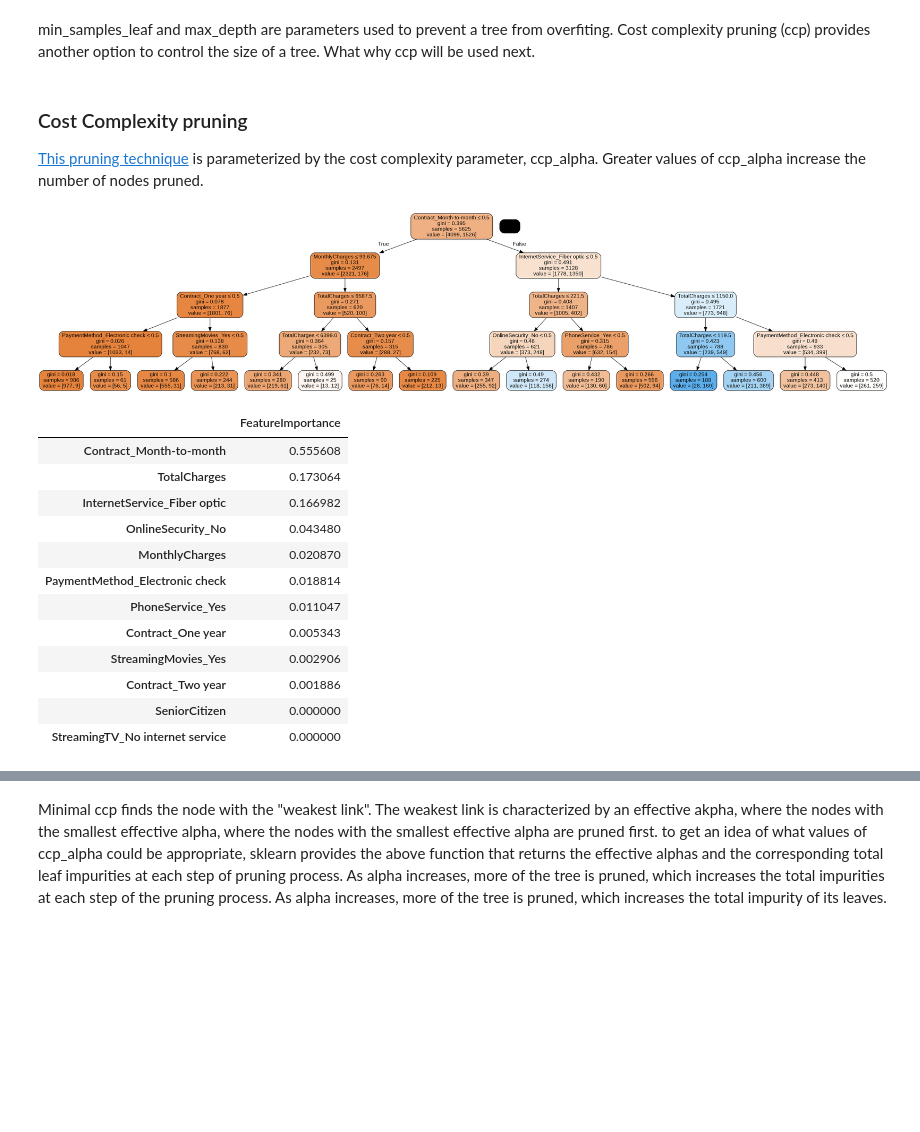
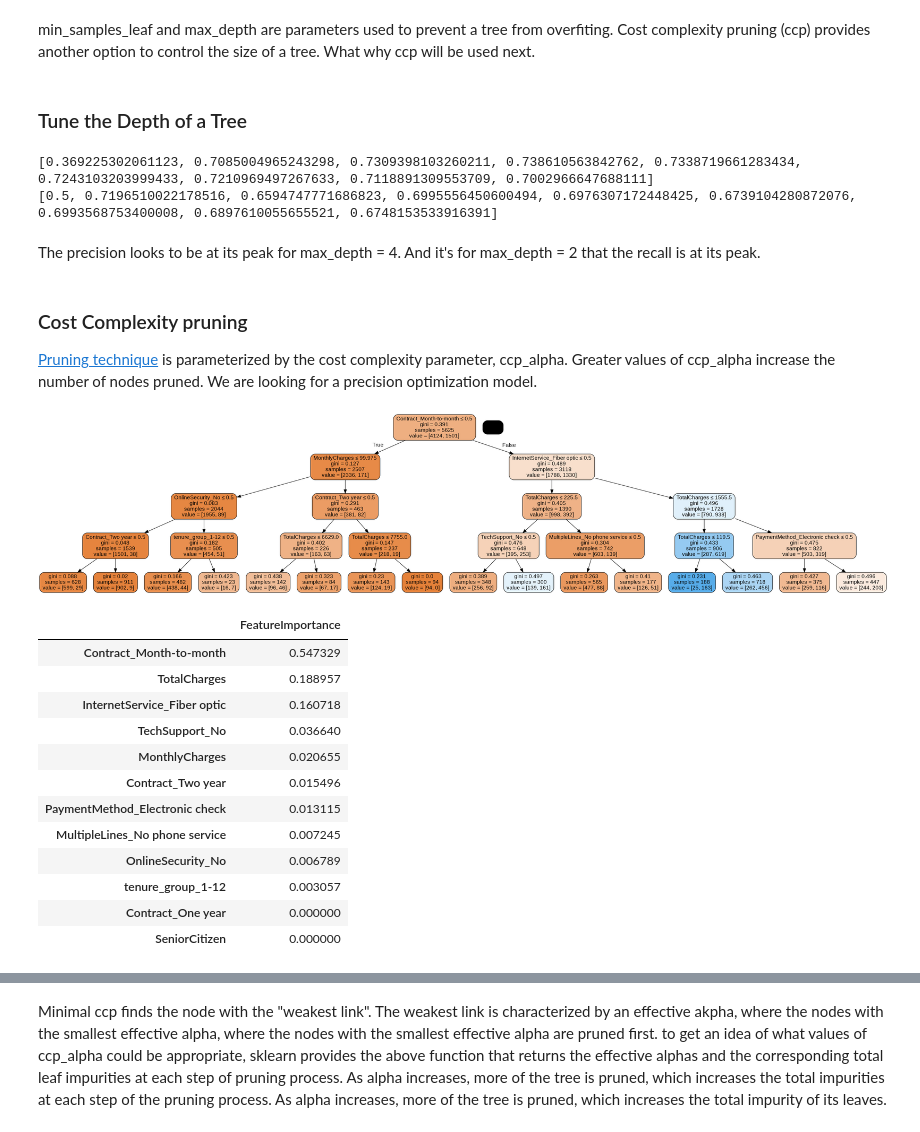
Before and after one commit to pierre-dumontel/Churn-prediction_telecom, a Jupyter notebook: Notebooks/Churn_prediction.ipynb, the cells around one changed output, grey strips where cells are left out. Saved outputs shown, nothing was run; the diff lists cells and outputs as text; code cells hidden in the pictures; blank space fills up the shorter version.

```diff
--- a/Notebooks/Churn_prediction.ipynb
+++ b/Notebooks/Churn_prediction.ipynb
@@ -40,5 +81,5 @@ x_train, x_test, y_train, y_test = train_test_split(x,y,test_size=0.2)
 # %%
-model_dt = DecisionTreeClassifier(criterion = 'gini', random_state= 100, max_depth=6, min_samples_leaf=8)
+model_dt = DecisionTreeClassifier(criterion = 'gini', random_state= 100, max_depth=3, min_samples_leaf=8)
 # %%
 model_dt.fit(x_train, y_train)
 # %% [output]
@@ -77,0 +156,7 @@ weighted avg       0.81      0.81      0.81      1407
+# %%
+y_pred = model_dt.predict(x_test)
+report = metrics.classification_report(y_test, y_pred, output_dict=True)
+precision = report['macro avg']['precision']
+recall = report['macro avg']['recall']
+print('precision : {}'.format(precision))
+print('recall : {}'.format(recall))
@@ -78,23 +171,46 @@ weighted avg       0.81      0.81      0.81      1407
 # %% [markdown]
 min_samples_leaf and max_depth are parameters used to prevent a tree from overfiting. Cost complexity pruning (ccp) provides another option to control the size of a tree. What why ccp will be used next.
+# %% [markdown]
+### Tune the Depth of a Tree
+# %%
+max_depth_range = list(range(1,10))
+precisions = []
+recalls = []
+for depth in max_depth_range:
+  clf = DecisionTreeClassifier(max_depth=depth, random_state=100)
+  clf.fit(x_train, y_train)
+  y_pred = clf.predict(x_test)
+  report = metrics.classification_report(y_test, y_pred, output_dict=True)
+  precision = report['macro avg']['precision']
+  recall = report['macro avg']['recall']
+  precisions.append(precision)
+  recalls.append(recall)
+print(precisions)
+print(recalls)
+# %% [output]
+[0.369225302061123, 0.7085004965243298, 0.7309398103260211, 0.738610563842762, 0.7338719661283434, 0.7243103203999433, 0.7210969497267633, 0.7118891309553709, 0.7002966647688111]
+[0.5, 0.7196510022178516, 0.6594747771686823, 0.6995556450600494, 0.6976307172448425, 0.6739104280872076, 0.6993568753400008, 0.6897610055655521, 0.6748153533916391]
+# %% [markdown]
+The precision looks to be at its peak for max_depth = 4. And it's for max_depth = 2 that the recall is at its peak.
 # %% [markdown]
 ### Cost Complexity pruning
-[This pruning technique](https://scikit-learn.org/stable/auto_examples/tree/plot_cost_complexity_pruning.html#sphx-glr-auto-examples-tree-plot-cost-complexity-pruning-py) is parameterized by the cost complexity parameter, ccp_alpha. Greater values of ccp_alpha increase the number of nodes pruned.
+[Pruning technique](https://scikit-learn.org/stable/auto_examples/tree/plot_cost_complexity_pruning.html#sphx-glr-auto-examples-tree-plot-cost-complexity-pruning-py) is parameterized by the cost complexity parameter, ccp_alpha. Greater values of ccp_alpha increase the number of nodes pruned.
+We are looking for a precision optimization model.
 # %%
 from six import StringIO
 from IPython.display import Image
-model_prune = DecisionTreeClassifier(criterion = 'gini', random_state= 100, max_depth = 4, min_samples_leaf=8)
+model_prune = DecisionTreeClassifier(criterion = 'gini', random_state= 100,max_depth =4)
 model_prune.fit(x_train, y_train)
 feature_cols = x.columns
 dot_data = StringIO()
 export_graphviz(model_prune, out_file = dot_data,
                 filled=True,rounded=True,
                 special_characters=True, feature_names=feature_cols)
 from pydot import graph_from_dot_data
 (graph, ) = graph_from_dot_data(dot_data.getvalue())
 Image(graph.create_png())
 # %% [output]
-[figure, old version]
+[figure, new version]
 # %%
 feat_importance = model_prune.tree_.compute_feature_importances(normalize=False)
 feat_imp_dict = dict(zip(feature_cols, model_prune.feature_importances_))
@@ -103,18 +219,18 @@ feat_imp.rename(columns={0:'FeatureImportance'},inplace=True)
 feat_imp.sort_values(by=['FeatureImportance'],ascending=False).head(12)
 # %% [output]
 |  | FeatureImportance |
-| Contract_Month-to-month | 0.555608 |
-| TotalCharges | 0.173064 |
-| InternetService_Fiber optic | 0.166982 |
-| OnlineSecurity_No | 0.043480 |
-| MonthlyCharges | 0.020870 |
-| PaymentMethod_Electronic check | 0.018814 |
-| PhoneService_Yes | 0.011047 |
-| Contract_One year | 0.005343 |
-| StreamingMovies_Yes | 0.002906 |
-| Contract_Two year | 0.001886 |
+| Contract_Month-to-month | 0.547329 |
+| TotalCharges | 0.188957 |
+| InternetService_Fiber optic | 0.160718 |
+| TechSupport_No | 0.036640 |
+| MonthlyCharges | 0.020655 |
+| Contract_Two year | 0.015496 |
+| PaymentMethod_Electronic check | 0.013115 |
+| MultipleLines_No phone service | 0.007245 |
+| OnlineSecurity_No | 0.006789 |
+| tenure_group_1-12 | 0.003057 |
+| Contract_One year | 0.000000 |
 | SeniorCitizen | 0.000000 |
-| StreamingTV_No internet service | 0.000000 |
 # %%
 path = model_prune.cost_complexity_pruning_path(x_train, y_train)
 ccp_alphas, impurities = path.ccp_alphas, path.impurities
```
Also changed, not shown: parts of 50 cells of this notebook.
